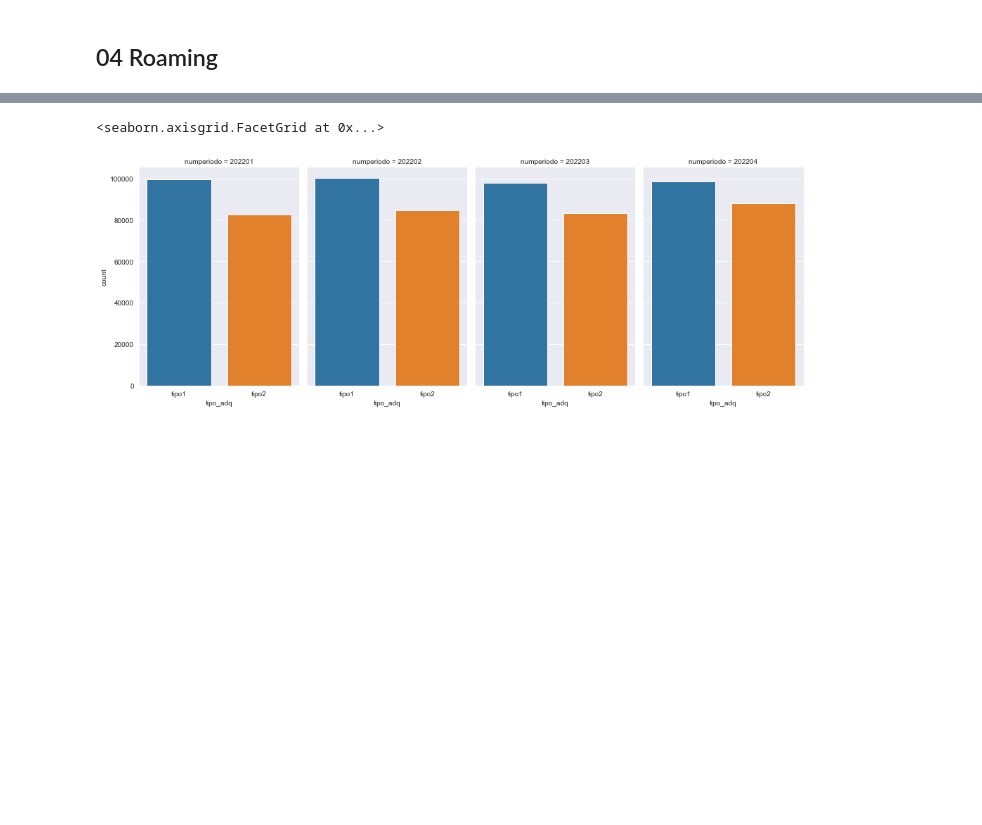
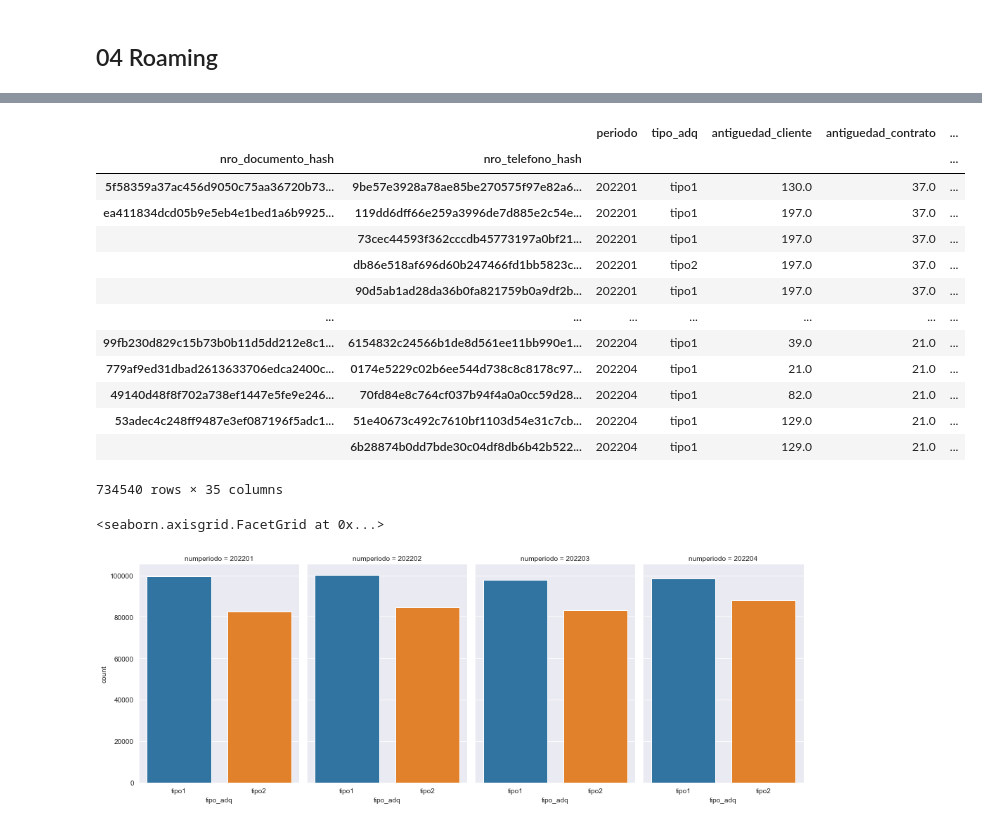
Before and after one commit to JordanKingPeru/datathon-entel-2022-reto1, a Jupyter notebook: 02Notebook/01EDA.ipynb, the cells around one changed output, grey strips where cells are left out. Saved outputs shown, nothing was run; the diff lists cells and outputs as text; code cells hidden in the pictures; blank space fills up the shorter version.

```diff
--- a/02Notebook/01EDA.ipynb
+++ b/02Notebook/01EDA.ipynb
@@ -274,0 +279,20 @@ df_roa[['nro_telefono_hash','numperiodo','tiposervicio']].drop_duplicates().sort
+# %%
+import pandas as pd
+import glob
+import os
+
+path = r'../04DB/01suscriptora/' # use your path
+li = [path + 'suscriptora_202201.parquet',path + 'suscriptora_202202.parquet',path + 'suscriptora_202203.parquet',path + 'suscriptora_202204.parquet']
+
+df_suscri = pd.concat(map(pd.read_parquet, li))
+df_adenda = pd.read_parquet('../04DB/02adenda/adenda.parquet')
+df_digita = pd.read_parquet('../04DB/03digital/digital.parquet')
+df_roamin = pd.read_parquet('../04DB/04roaming/roaming.parquet')
+df_target = pd.read_parquet('../01Data/02parquet/08_target_202201_202203.parquet')
+df_target.columns =['numperiodo', 'nro_telefono_hash', 'target']
+# %%
+df_model = pd.merge(left=df_suscri,right= df_adenda,on=['numperiodo','nro_telefono_hash'],how='left')
+df_model = pd.merge(left=df_model,right= df_digita,on=['numperiodo','nro_telefono_hash'],how='left')
+df_model = pd.merge(left=df_model,right= df_roamin,on=['numperiodo','nro_telefono_hash'],how='left')
+df_model = pd.merge(left=df_model,right= df_target,on=['numperiodo','nro_telefono_hash'],how='left')
+df_model.rename(columns={'numperiodo':'periodo'},inplace=True)
@@ -275,3 +412,20 @@ df_roa[['nro_telefono_hash','numperiodo','tiposervicio']].drop_duplicates().sort
+# %%
+df_model
+# %% [output]
+|  |  | periodo | tipo_adq | antiguedad_cliente | antiguedad_contrato | ... |
+| nro_documento_hash | nro_telefono_hash |  |  |  |  | ... |
+| 5f58359a37ac456d9050c75aa36720b73... | 9be57e3928a78ae85be270575f97e82a6... | 202201 | tipo1 | 130.0 | 37.0 | ... |
+| ea411834dcd05b9e5eb4e1bed1a6b9925... | 119dd6dff66e259a3996de7d885e2c54e... | 202201 | tipo1 | 197.0 | 37.0 | ... |
+|  | 73cec44593f362cccdb45773197a0bf21... | 202201 | tipo1 | 197.0 | 37.0 | ... |
+|  | db86e518af696d60b247466fd1bb5823c... | 202201 | tipo2 | 197.0 | 37.0 | ... |
+|  | 90d5ab1ad28da36b0fa821759b0a9df2b... | 202201 | tipo1 | 197.0 | 37.0 | ... |
+| ... | ... | ... | ... | ... | ... | ... |
+| 99fb230d829c15b73b0b11d5dd212e8c1... | 6154832c24566b1de8d561ee11bb990e1... | 202204 | tipo1 | 39.0 | 21.0 | ... |
+| 779af9ed31dbad2613633706edca2400c... | 0174e5229c02b6ee544d738c8c8178c97... | 202204 | tipo1 | 21.0 | 21.0 | ... |
+| 49140d48f8f702a738ef1447e5fe9e246... | 70fd84e8c764cf037b94f4a0a0cc59d28... | 202204 | tipo1 | 82.0 | 21.0 | ... |
+| 53adec4c248ff9487e3ef087196f5adc1... | 51e40673c492c7610bf1103d54e31c7cb... | 202204 | tipo1 | 129.0 | 21.0 | ... |
+|  | 6b28874b0dd7bde30c04df8db6b42b522... | 202204 | tipo1 | 129.0 | 21.0 | ... |
+734540 rows × 35 columns
 # %%
 import seaborn as sns
 sns.catplot(x="tipo_adq", col="numperiodo", aspect=.7, kind="count", data=df_sus)
```
Also changed, not shown: parts of 27 cells of this notebook, 12 other files.
